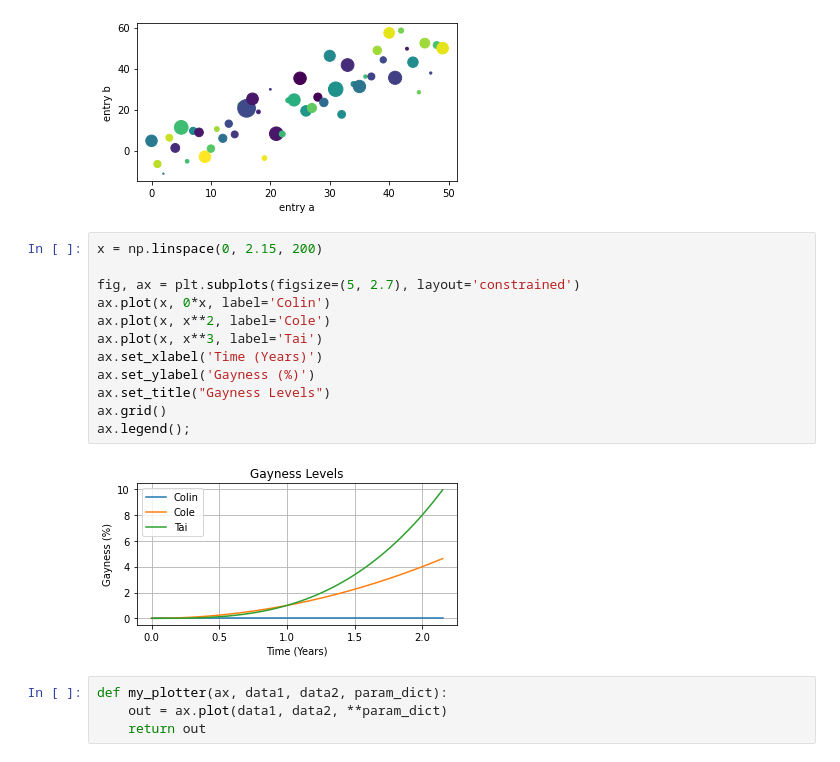
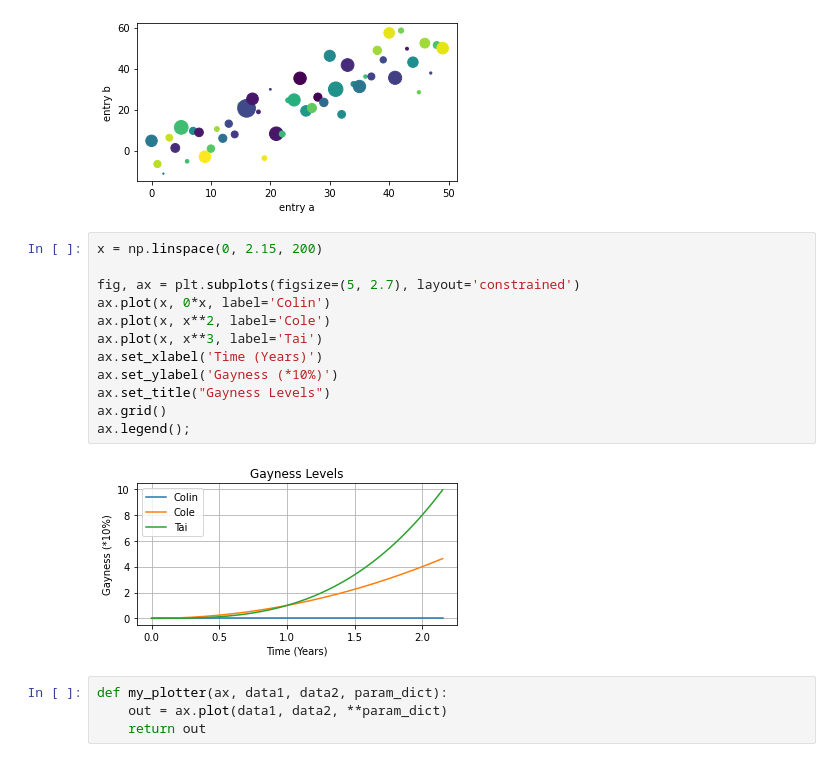
Before and after one commit to colinhas/Notebooks, a Jupyter notebook: Notebook 2.ipynb, the cells around one changed output. Cells and saved outputs as stored; diff of their text form.

```diff
--- a/Notebook 2.ipynb
+++ b/Notebook 2.ipynb
@@ -42,17 +42,17 @@ ax.set_ylabel('entry b');
 # %%
 x = np.linspace(0, 2.15, 200)
 
 fig, ax = plt.subplots(figsize=(5, 2.7), layout='constrained')
 ax.plot(x, 0*x, label='Colin')
 ax.plot(x, x**2, label='Cole')
 ax.plot(x, x**3, label='Tai')
 ax.set_xlabel('Time (Years)')
-ax.set_ylabel('Gayness (%)')
+ax.set_ylabel('Gayness (*10%)')
 ax.set_title("Gayness Levels")
 ax.grid()
 ax.legend();
 # %% [output]
-[figure, old version]
+[figure, new version]
 # %%
 def my_plotter(ax, data1, data2, param_dict):
     out = ax.plot(data1, data2, **param_dict)
```
Also changed, not shown: parts of 3 cells of this notebook.
